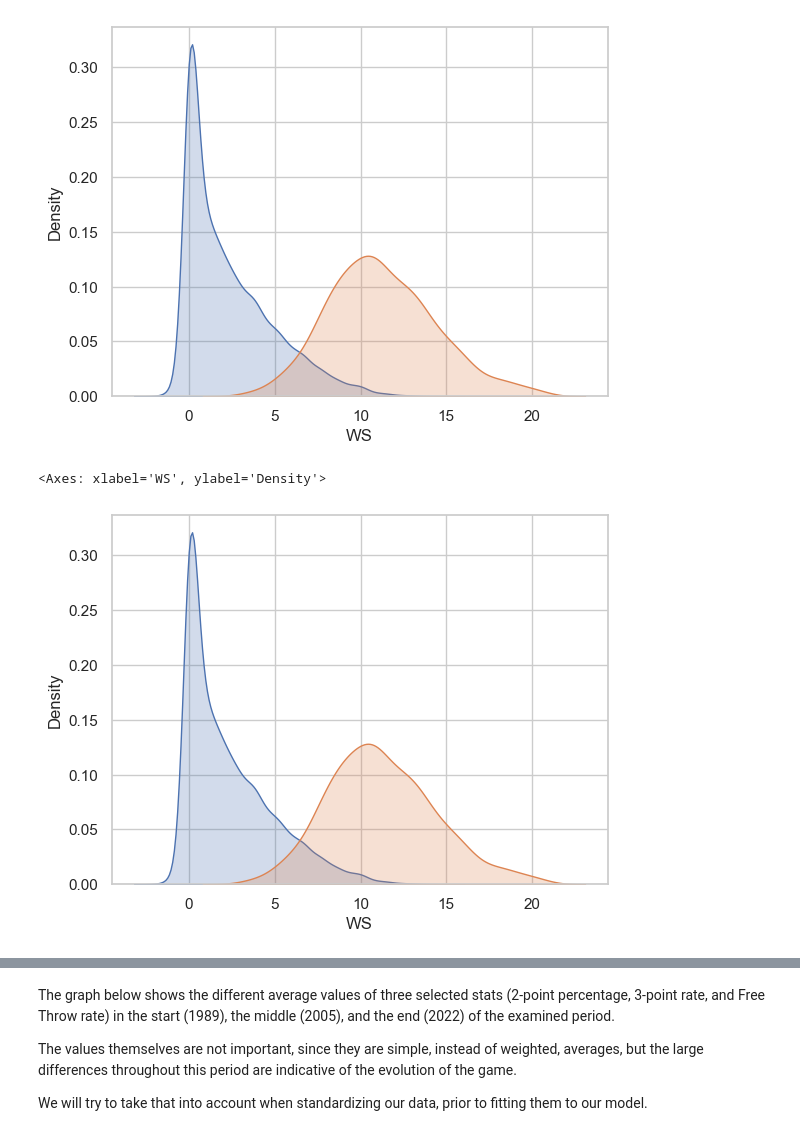
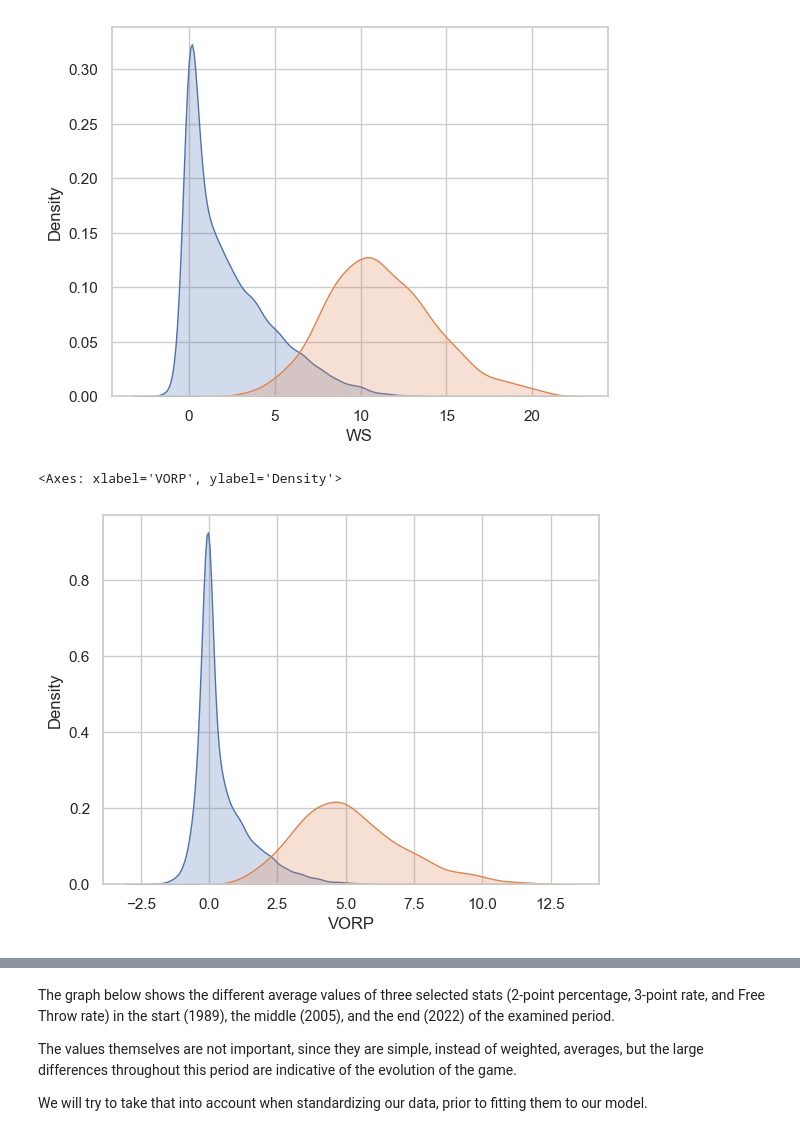
Before and after one commit to NikosKavouras/Mid-season_All-NBA_teams_predictions, a Jupyter notebook: Mid-season All-NBA Teams predictions.ipynb, the cells around one changed output, grey strips where cells are left out. Saved outputs shown, nothing was run; the diff lists cells and outputs as text; code cells hidden in the pictures.

```diff
--- a/Mid-season All-NBA Teams predictions.ipynb
+++ b/Mid-season All-NBA Teams predictions.ipynb
@@ -371,11 +371,11 @@ sns.kdeplot(final_df['WS'].loc[final_df['Selected'] == 1], shade=True, warn_sing
 [figure]
 # %%
 #All-NBA vs rest - Value over replacement player
-sns.kdeplot(final_df['WS'].loc[final_df['Selected'] == 0], shade=True, warn_singular=False)
-sns.kdeplot(final_df['WS'].loc[final_df['Selected'] == 1], shade=True, warn_singular=False)
+sns.kdeplot(final_df['VORP'].loc[final_df['Selected'] == 0], shade=True, warn_singular=False)
+sns.kdeplot(final_df['VORP'].loc[final_df['Selected'] == 1], shade=True, warn_singular=False)
 # %% [output]
-<Axes: xlabel='WS', ylabel='Density'>
+<Axes: xlabel='VORP', ylabel='Density'>
-[figure, old version]
+[figure, new version]
 # %%
 #All-NBA vs rest - Points
 sns.kdeplot(final_df['PTS'].loc[final_df['Selected'] == 0], shade=True, warn_singular=False)
```
Also changed, not shown: parts of 24 cells of this notebook.
